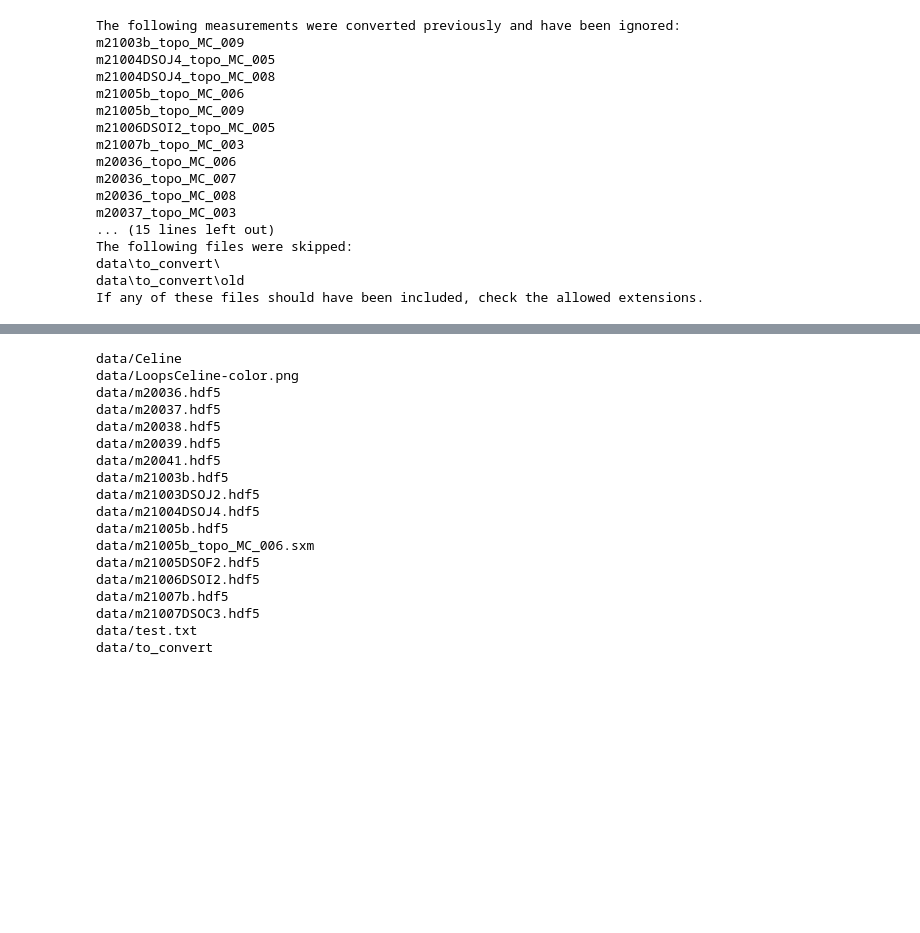
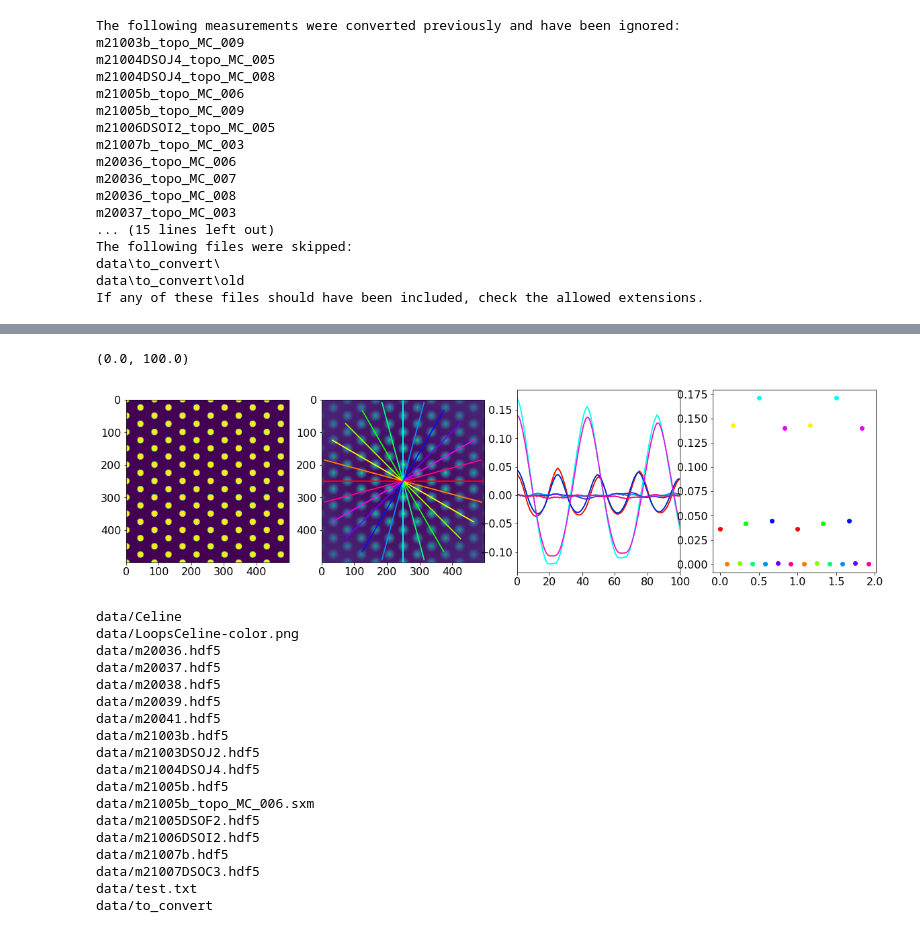
Before and after one commit to mariguimaraes/hystorian_, a Jupyter notebook: DomainStatsWorkflow.ipynb, the cells around one changed output, grey strips where cells are left out. Drawn from its saved outputs; the diff is of its cells as text; code cells hidden in the pictures; blank space fills up the shorter version.

```diff
--- a/DomainStatsWorkflow.ipynb
+++ b/DomainStatsWorkflow.ipynb
@@ -86,3 +152,25 @@ If any of these files should have been included, check the allowed extensions.
+# %%
+data = twodim.generate_triangular_lattice(lattsize=500)
+#data = np.random.random((500, 500))
+ac = twodim.autocorrelate(data, mode = 'same')
+sx, sy = ac.shape
+
+fig, axs = plt.subplots(1,4, figsize=(20,5))
+axs[0].imshow(data)
+axs[1].imshow(ac)
+
+for angle in np.arange(0, 2*np.pi, np.pi/12):
+    color = cm.hsv(angle/np.pi%1)
+    x, y = twodim.projected_average(ac, angle=angle)
+    axs[2].plot(x, y, color=color, alpha=1)
+    axs[1].plot(((sx-1)/2*(1-np.cos(angle)),(sx-1)/2*(1+np.cos(angle))),
+                ((sy-1)/2*(1-np.sin(angle)),(sy-1)/2*(1+np.sin(angle))), color=color)
+    axs[3].scatter(angle/np.pi, y[0], color=color)
+
+axs[2].set_xlim(0,100)
+# %% [output]
+(0.0, 100.0)
+[figure, added]
 # %%
 for fn in glob('data/*'):
     print(fn.replace('\\', '/'))
```
Also changed, not shown: parts of 3 cells of this notebook, 1 other file.
